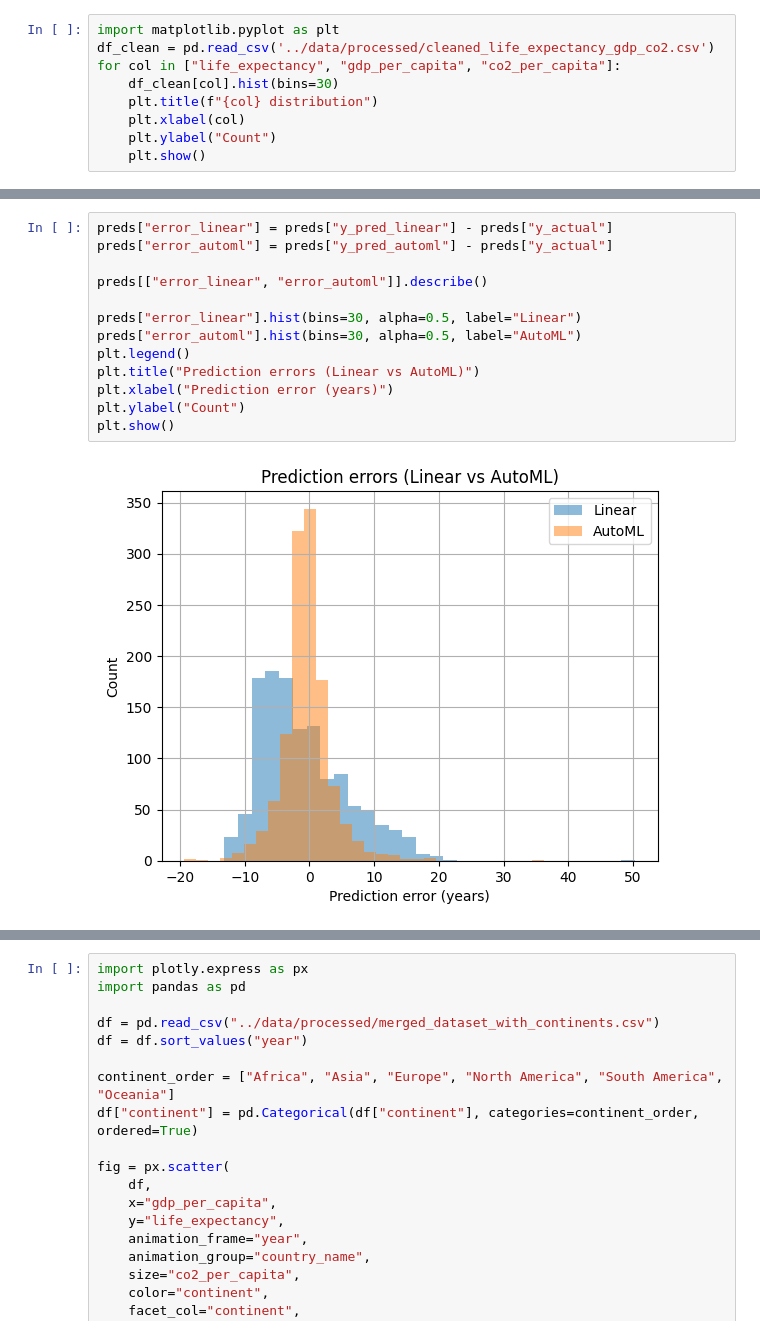
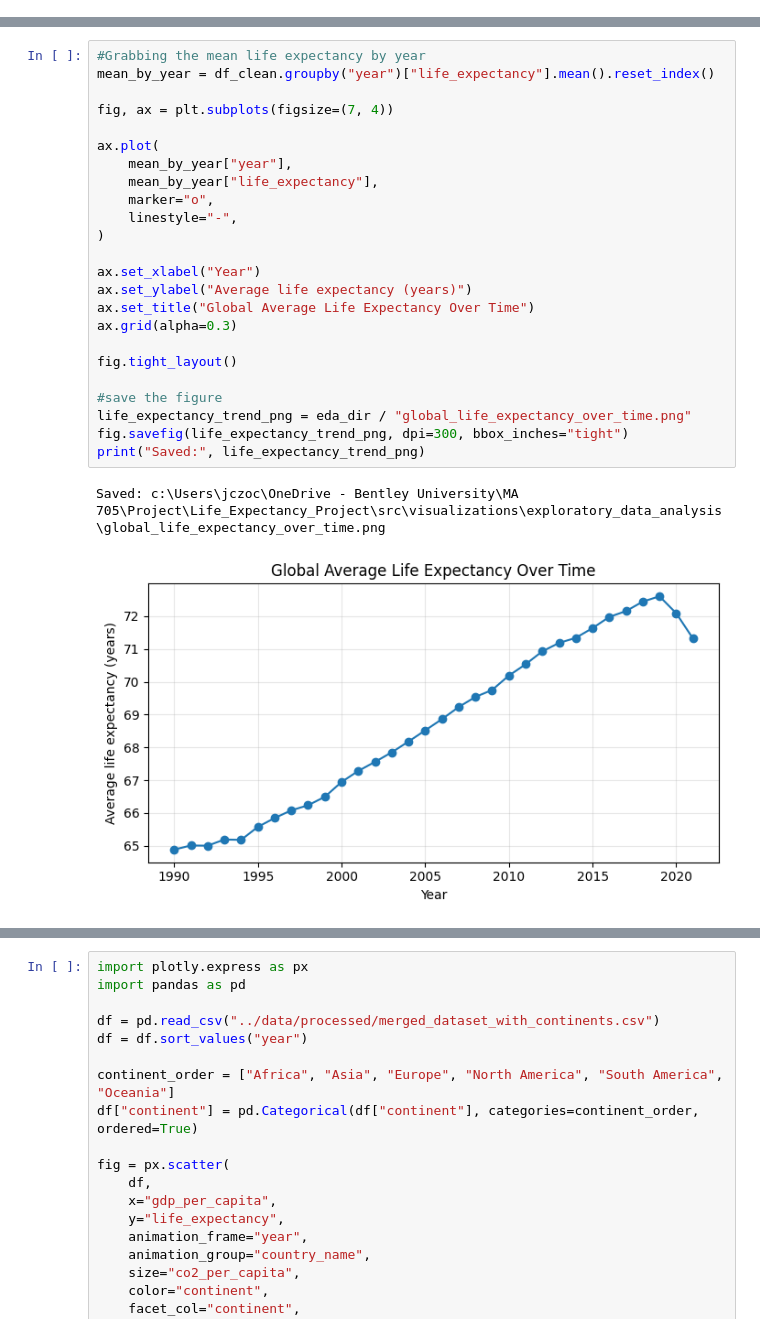
Before and after one commit to Jzoccs/Life_Expectancy_Project, a Jupyter notebook: notebooks/visualization.ipynb, the cells around one changed output, grey strips where cells are left out. Cells and saved outputs as stored; diff of their text form.

```diff
--- a/notebooks/visualization.ipynb
+++ b/notebooks/visualization.ipynb
@@ -75,9 +14,0 @@ plt.show()
-# %%
-import matplotlib.pyplot as plt
-df_clean = pd.read_csv('../data/processed/cleaned_life_expectancy_gdp_co2.csv')
-for col in ["life_expectancy", "gdp_per_capita", "co2_per_capita"]:
-    df_clean[col].hist(bins=30)
-    plt.title(f"{col} distribution")
-    plt.xlabel(col)
-    plt.ylabel("Count")
-    plt.show()
@@ -125,15 +15,27 @@ plt.show()
-# %%
-preds["error_linear"] = preds["y_pred_linear"] - preds["y_actual"]
-preds["error_automl"] = preds["y_pred_automl"] - preds["y_actual"]
-
-preds[["error_linear", "error_automl"]].describe()
-
-preds["error_linear"].hist(bins=30, alpha=0.5, label="Linear")
-preds["error_automl"].hist(bins=30, alpha=0.5, label="AutoML")
-plt.legend()
-plt.title("Prediction errors (Linear vs AutoML)")
-plt.xlabel("Prediction error (years)")
-plt.ylabel("Count")
-plt.show()
-# %% [output]
-[figure, removed]
+# %%
+#Grabbing the mean life expectancy by year
+mean_by_year = df_clean.groupby("year")["life_expectancy"].mean().reset_index()
+
+fig, ax = plt.subplots(figsize=(7, 4))
+
+ax.plot(
+    mean_by_year["year"],
+    mean_by_year["life_expectancy"],
+    marker="o",
+    linestyle="-",
+)
+
+ax.set_xlabel("Year")
+ax.set_ylabel("Average life expectancy (years)")
+ax.set_title("Global Average Life Expectancy Over Time")
+ax.grid(alpha=0.3)
+
+fig.tight_layout()
+
+#save the figure
+life_expectancy_trend_png = eda_dir / "global_life_expectancy_over_time.png"
+fig.savefig(life_expectancy_trend_png, dpi=300, bbox_inches="tight")
+print("Saved:", life_expectancy_trend_png)
+# %% [output]
+Saved: c:\Users\jczoc\OneDrive - Bentley University\MA 705\Project\Life_Expectancy_Project\src\visualizations\exploratory_data_analysis\global_life_expectancy_over_time.png
+[figure, added]
```
Also changed, not shown: parts of 13 cells of this notebook, 6 other files.
